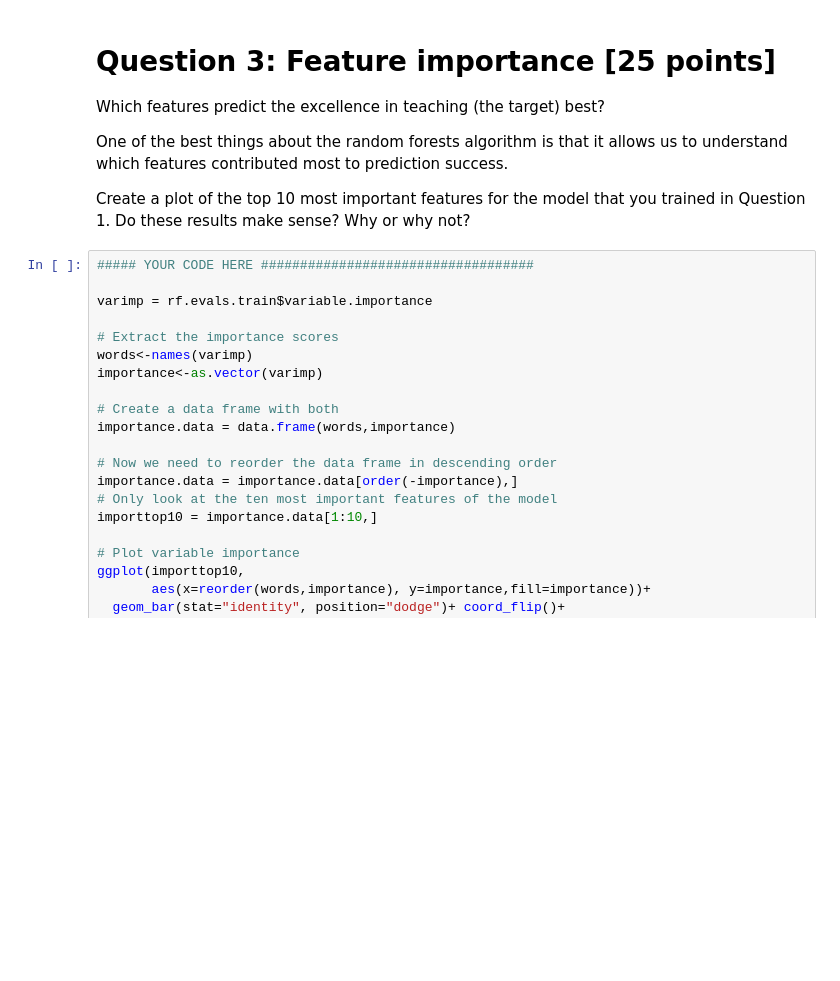
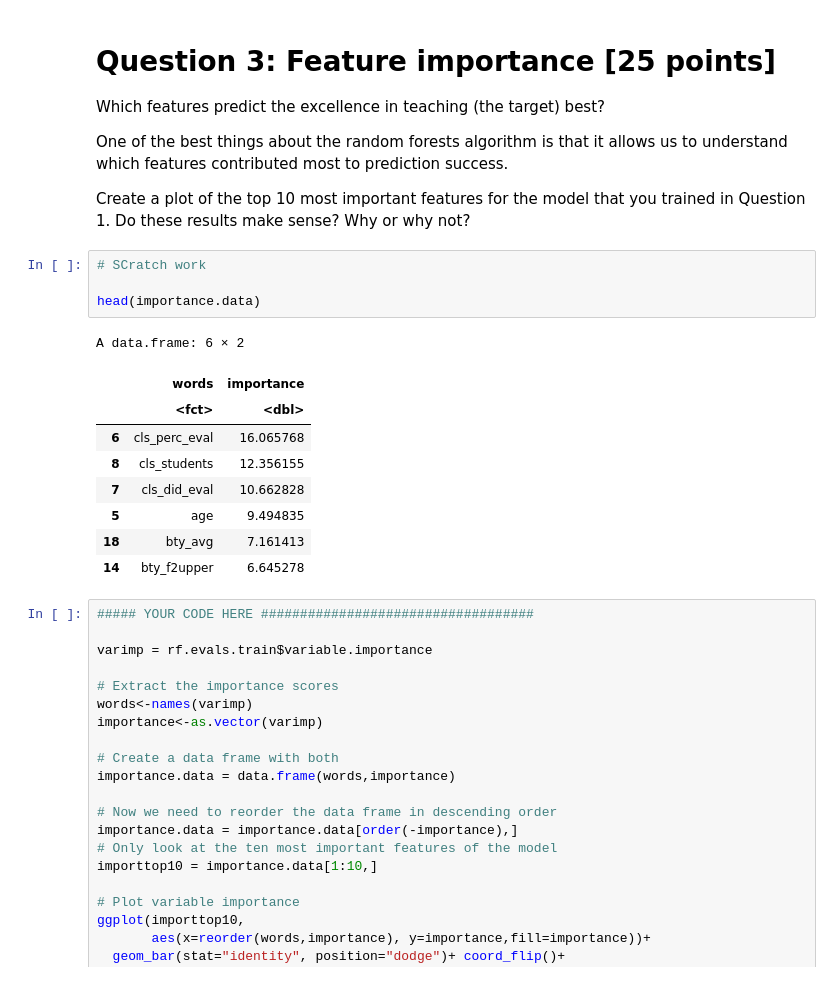
Before and after one commit to ljanastas/PADP-9200-Ethics-and-Algorithms, a Jupyter notebook: Problem_Set_3_Solutions.ipynb, the cells around one changed output. Drawn from its saved outputs; the diff is of its cells as text; blank space fills up the shorter version.

```diff
--- a/Problem_Set_3_Solutions.ipynb
+++ b/Problem_Set_3_Solutions.ipynb
@@ -188,6 +255,20 @@ Accuracy tells you that the classifier correctly identified about 29% of the eva
 One of the best things about the random forests algorithm is that it allows us to understand which features contributed most to prediction success.
 
 Create a plot of the top 10 most important features for the model that you trained in Question 1. Do these results make sense? Why or why not?
+# %%
+# SCratch work
+
+head(importance.data)
+# %% [output]
+A data.frame: 6 × 2
+|  | words | importance |
+|  | <fct> | <dbl> |
+| 6 | cls_perc_eval | 16.065768 |
+| 8 | cls_students | 12.356155 |
+| 7 | cls_did_eval | 10.662828 |
+| 5 | age | 9.494835 |
+| 18 | bty_avg | 7.161413 |
+| 14 | bty_f2upper | 6.645278 |
 # %%
 ##### YOUR CODE HERE ###################################
 
```
Also changed, not shown: parts of 6 cells of this notebook.
